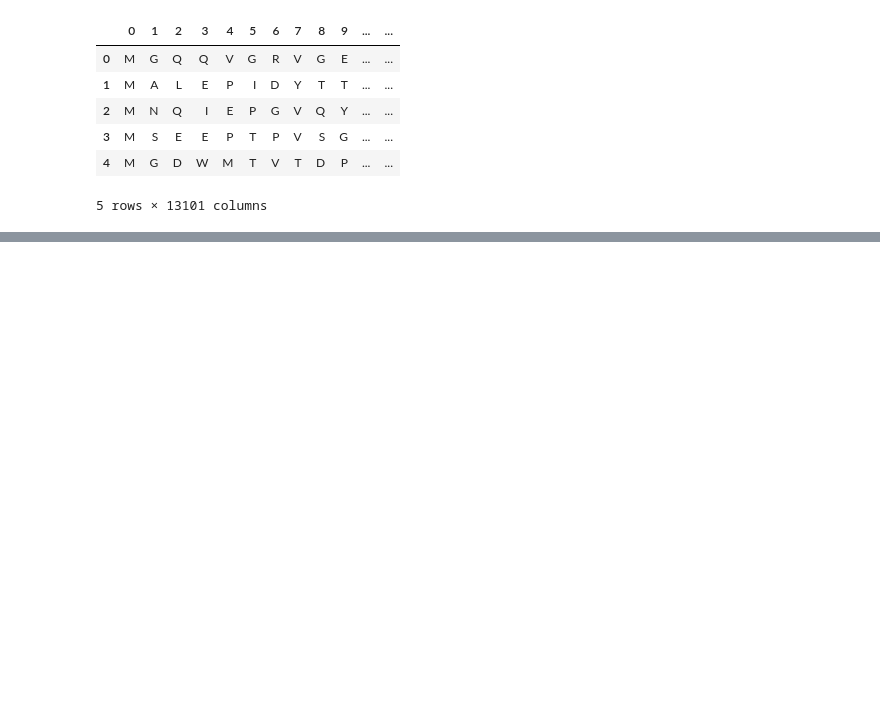
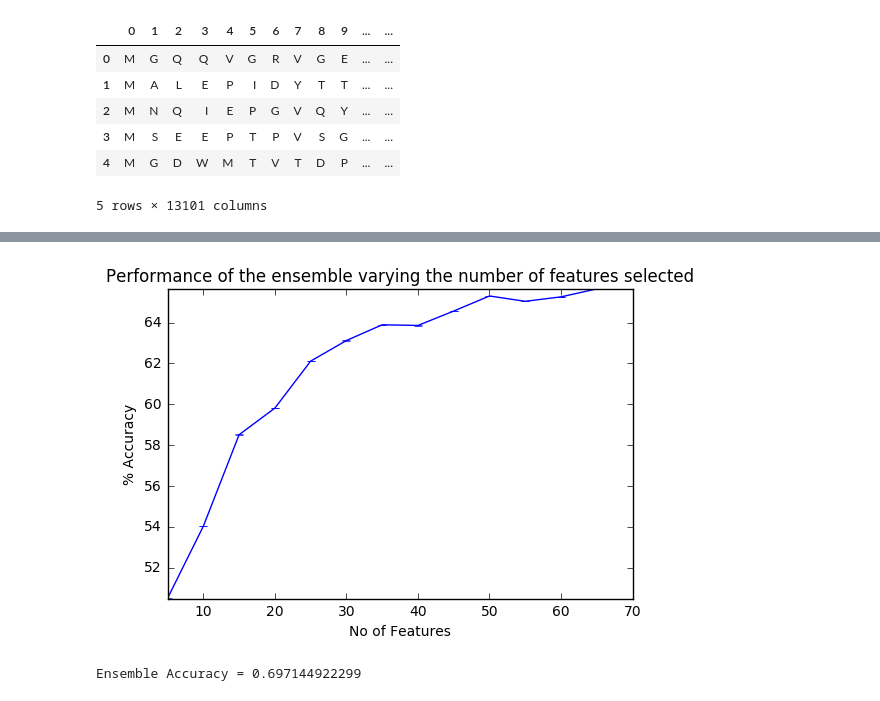
Before and after one commit to SaidAbdullahi/Bioinformatics_Coursework, a Jupyter notebook: Bioinformatics.ipynb, the cells around one changed output, grey strips where cells are left out. Drawn from its saved outputs; the diff is of its cells as text; code cells hidden in the pictures; blank space fills up the shorter version.

```diff
--- a/Bioinformatics.ipynb
+++ b/Bioinformatics.ipynb
@@ -170,0 +568,40 @@ Accuracy = 0.628478496567
+# %%
+# Feature selection
+from sklearn.pipeline import Pipeline
+from sklearn.feature_selection import SelectKBest
+k_no = np.arange(5,len(X.columns), 5)
+acc=[]
+score_stds=[]
+
+(np.std(X, axis=0) == 0)
+for k in k_no:
+    fs = Pipeline([
+      ('feature_selection', SelectKBest(k = k)),
+      ('classification', eclf)
+    ])
+
+    this_scores = cross_val_score(fs, X, y, scoring='accuracy')
+    acc.append(this_scores.mean()*100)
+    score_stds.append(this_scores.std())
+
+plt.errorbar(k_no, acc, np.array(score_stds))
+
+plt.title(
+    'Performance of the ensemble varying the number of features selected')
+plt.xlabel('No of Features')
+plt.ylabel('% Accuracy')
+
+plt.axis('tight')
+plt.show()
+# %% [output]
+[figure, added]
+# %%
+# Drop useless features before running the ensemble
+for i in useless:
+    X = X.drop(X.columns[i], 1)
+
+# Fit ensemble and predict
+y_pred_eclf = eclf.fit(X_train, y_train).predict(X_test)
+print('Ensemble Accuracy =', metrics.accuracy_score(y_test, y_pred_eclf))
+# %% [output]
+Ensemble Accuracy = 0.697144922299
```
Also changed, not shown: parts of 37 cells of this notebook.
